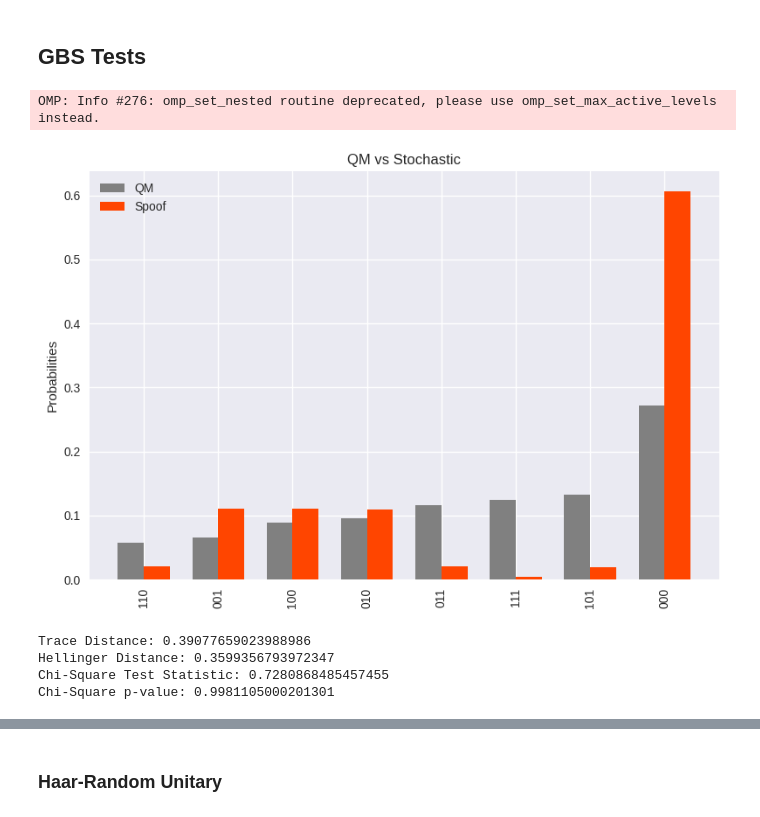
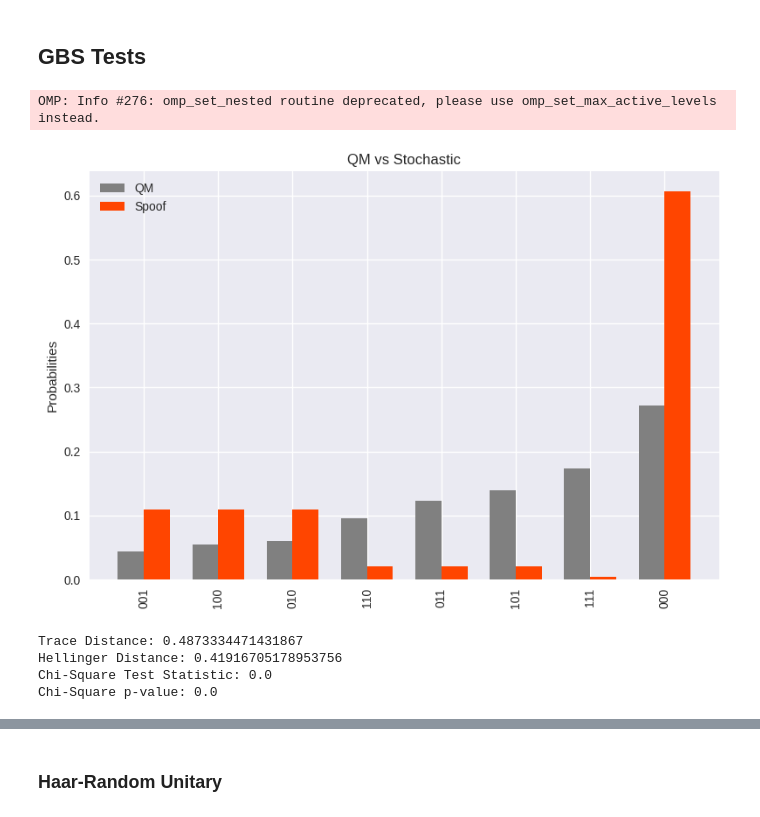
Before and after one commit to ironak/GaussianBosonSampling, a Jupyter notebook: gbs_experiment.ipynb, the cells around one changed output, grey strips where cells are left out. Drawn from its saved outputs; the diff is of its cells as text; code cells hidden in the pictures.

```diff
--- a/gbs_experiment.ipynb
+++ b/gbs_experiment.ipynb
@@ -144,13 +144,13 @@ def optimizable_gbs(x, m=3, U=None, cutoff=10, N=100000, shots=3, dist_func=DEFA
 # %% [markdown]
 ## GBS Tests
 # %%
-analyze_distr(*gbs(3))
+analyze_distr(*gbs(3), N=1000000)
 # %% [output]
 OMP: Info #276: omp_set_nested routine deprecated, please use omp_set_max_active_levels instead.
-[figure, old version]
+[figure, new version]
-Trace Distance: 0.39077659023988986
-Hellinger Distance: 0.3599356793972347
-Chi-Square Test Statistic: 0.7280868485457455
-Chi-Square p-value: 0.9981105000201301
+Trace Distance: 0.4873334471431867
+Hellinger Distance: 0.41916705178953756
+Chi-Square Test Statistic: 0.0
+Chi-Square p-value: 0.0
 # %%
 # Basic Hadamard
```
Also changed, not shown: parts of 9 cells of this notebook, 2 other files.
